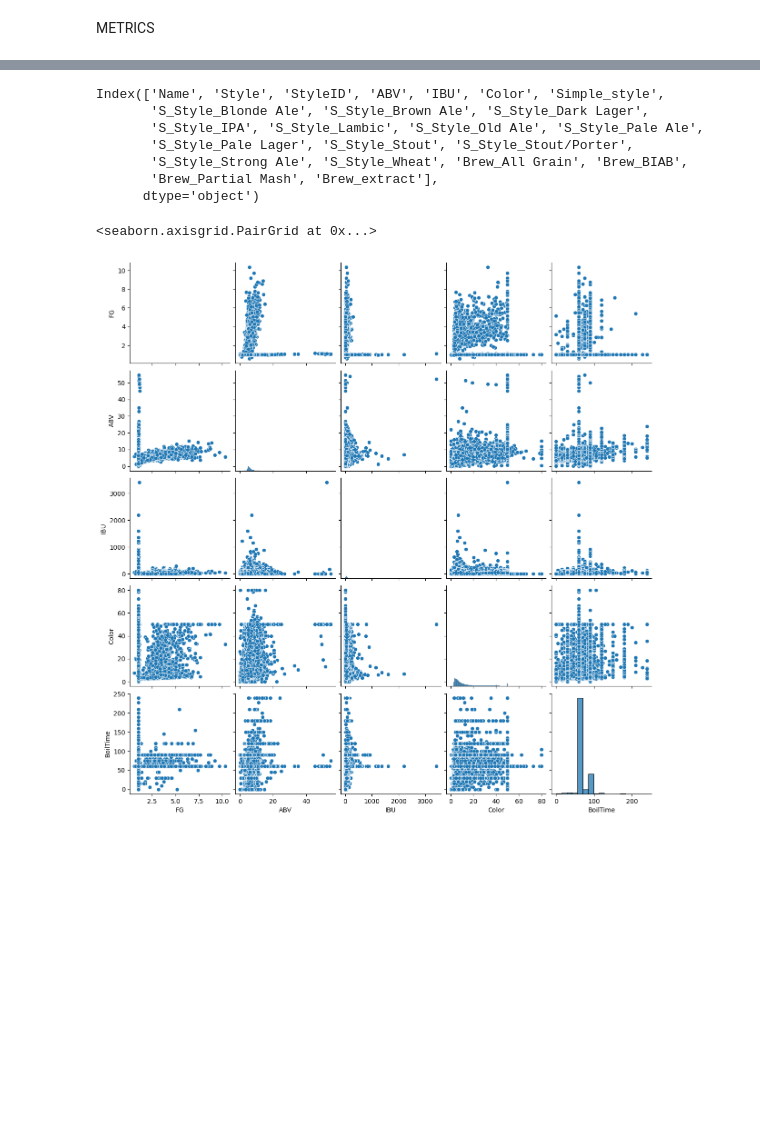
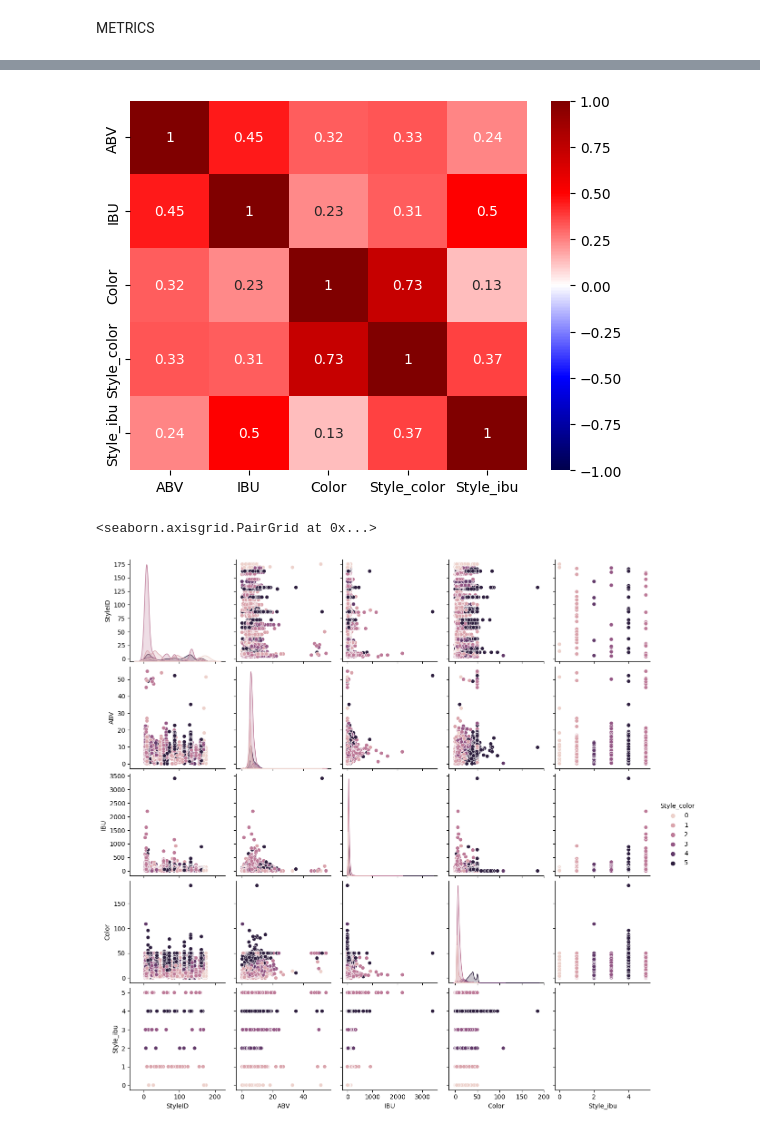
Before and after one commit to agui968/Predicting-Beer-Styles-with-Machine-Learning, a Jupyter notebook: notebooks/02limpieza.ipynb, the cells around one changed output, grey strips where cells are left out. Drawn from its saved outputs; the diff is of its cells as text; code cells hidden in the pictures; blank space fills up the shorter version.

```diff
--- a/notebooks/02limpieza.ipynb
+++ b/notebooks/02limpieza.ipynb
@@ -400,10 +408,0 @@ beerE_num=beer1[['ABV', 'IBU', 'Color',
-# %%
-beer1.columns
-# %% [output]
-Index(['Name', 'Style', 'StyleID', 'ABV', 'IBU', 'Color', 'Simple_style',
-       'S_Style_Blonde Ale', 'S_Style_Brown Ale', 'S_Style_Dark Lager',
-       'S_Style_IPA', 'S_Style_Lambic', 'S_Style_Old Ale', 'S_Style_Pale Ale',
-       'S_Style_Pale Lager', 'S_Style_Stout', 'S_Style_Stout/Porter',
-       'S_Style_Strong Ale', 'S_Style_Wheat', 'Brew_All Grain', 'Brew_BIAB',
-       'Brew_Partial Mash', 'Brew_extract'],
-      dtype='object')
@@ -414,8 +409,9 @@ Index(['Name', 'Style', 'StyleID', 'ABV', 'IBU', 'Color', 'Simple_style',
 # %%
-sns.heatmap(beer_num.corr(method='spearman'),annot=True,cmap='seismic',vmin=-1);
+sns.heatmap(beer1[['ABV', 'IBU', 'Color','Style_color', 'Style_ibu']].corr(method='spearman'),annot=True,cmap='seismic',vmin=-1);
+# %% [output]
+[figure, added]
-# %%
-sns.pairplot(beer1[['FG', 'ABV', 'IBU', 'Color', 'BoilTime',
-       'SugarScale', 'Simple_style']])
-# %% [output]
-<seaborn.axisgrid.PairGrid at 0x...>
-[figure, removed]
+# %%
+sns.pairplot(beer1, hue='Style_color')
+# %% [output]
+<seaborn.axisgrid.PairGrid at 0x...>
+[figure, added]
```
Also changed, not shown: parts of 31 cells of this notebook, 15 other files.
